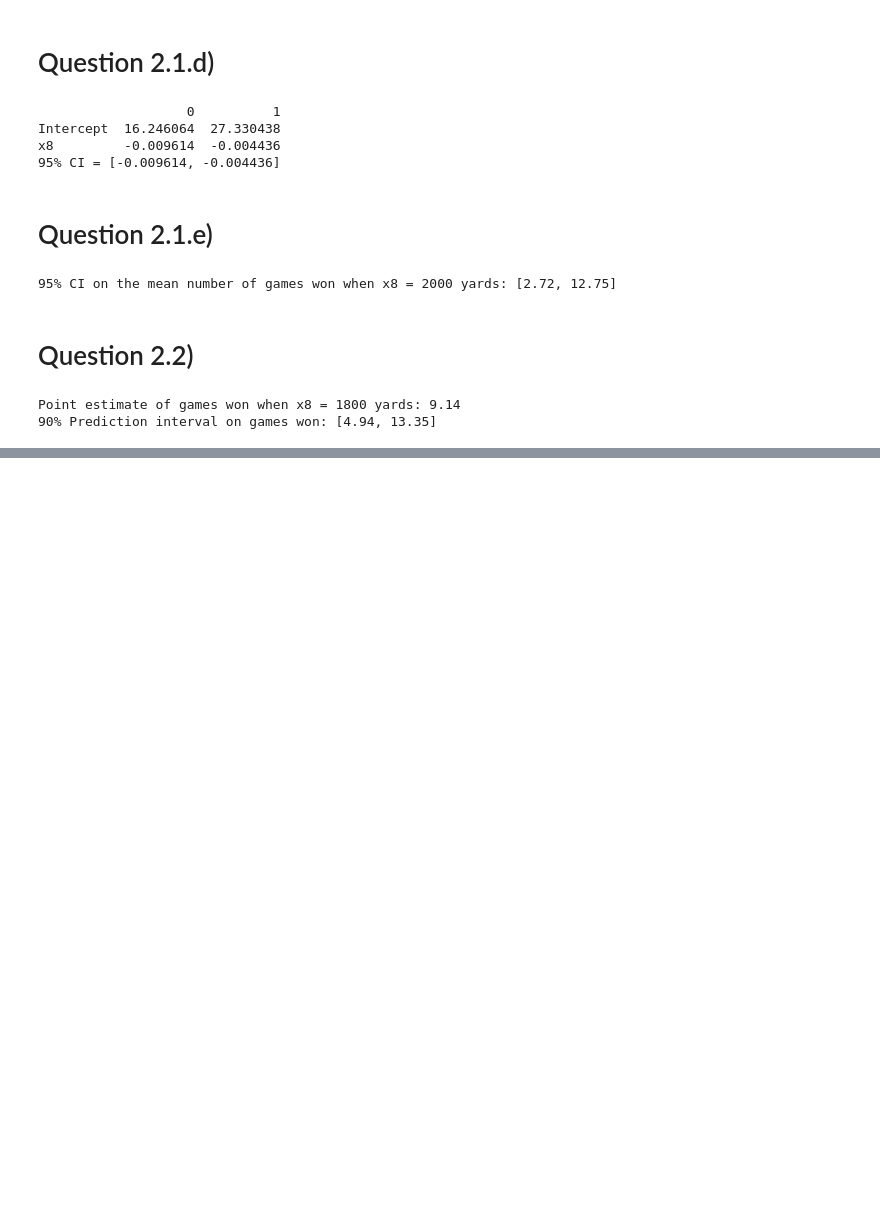
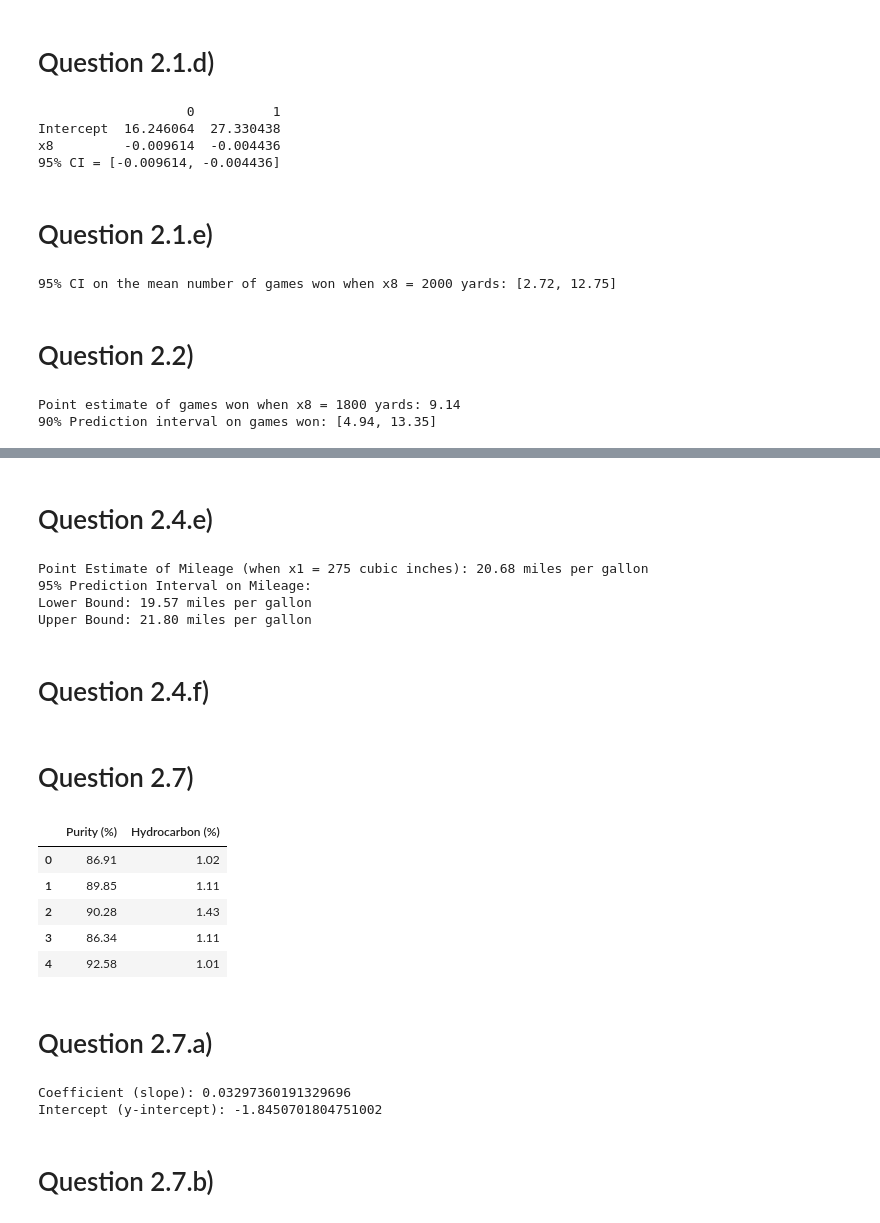
Before and after one commit to bdupey/STAT-341A_Appplied_Regression_Analysis_Modeling, a Jupyter notebook: homework_1.ipynb, the cells around one changed output, grey strips where cells are left out. Cells and saved outputs as stored; diff of their text form; code cells hidden in the pictures; blank space fills up the shorter version.

```diff
--- a/homework_1.ipynb
+++ b/homework_1.ipynb
@@ -148,0 +291,28 @@ Point estimate of games won when x8 = 1800 yards: 9.14
+# %% [markdown]
+# Question 2.4.e)
+# %%
+# Define the engine displacement value for which you want to make a prediction
+engine_displacement_value = 275
+
+# Create a DataFrame with the constant and the specified engine displacement
+data_point = pd.DataFrame({'const': 1, 'x1': [engine_displacement_value]})
+
+# Use the model to get a prediction and prediction interval
+prediction = model.get_prediction(data_point)
+
+# Extract the point estimate and prediction interval
+point_estimate = prediction.predicted_mean[0]
+prediction_interval = prediction.conf_int(alpha=0.05)[0]
+
+# Print the point estimate and prediction interval
+print(f"Point Estimate of Mileage (when x1 = {engine_displacement_value} cubic inches): {point_estimate:.2f} miles per gallon")
+print(f"95% Prediction Interval on Mileage:")
+print(f"Lower Bound: {prediction_interval[0]:.2f} miles per gallon")
+print(f"Upper Bound: {prediction_interval[1]:.2f} miles per gallon")
+# %% [output]
+Point Estimate of Mileage (when x1 = 275 cubic inches): 20.68 miles per gallon
+95% Prediction Interval on Mileage:
+Lower Bound: 19.57 miles per gallon
+Upper Bound: 21.80 miles per gallon
+# %% [markdown]
+# Question 2.4.f)
@@ -148,0 +323,35 @@ Point estimate of games won when x8 = 1800 yards: 9.14
+# %% [markdown]
+# Question 2.7)
+# %%
+df=pd.read_csv('question_2_7.csv')
+df.head()
+# %% [output]
+|  | Purity (%) | Hydrocarbon (%) |
+| 0 | 86.91 | 1.02 |
+| 1 | 89.85 | 1.11 |
+| 2 | 90.28 | 1.43 |
+| 3 | 86.34 | 1.11 |
+| 4 | 92.58 | 1.01 |
+# %% [markdown]
+# Question 2.7.a)
+# %%
+# Extract the independent variable (X) and dependent variable (y)
+X = df[['Purity (%)']]
+y = df['Hydrocarbon (%)']
+
+# Initialize the Linear Regression model
+model = LinearRegression()
+
+# Fit the model to the data
+model.fit(X, y)
+
+# Print the coefficients of the linear regression equation (y = mx + b)
+slope = model.coef_[0]
+intercept = model.intercept_
+print(f'Coefficient (slope): {slope}')
+print(f'Intercept (y-intercept): {intercept}')
+# %% [output]
+Coefficient (slope): 0.03297360191329696
+Intercept (y-intercept): -1.8450701804751002
+# %% [markdown]
+# Question 2.7.b)
```
Also changed, not shown: parts of 18 cells of this notebook, 2 other files.
